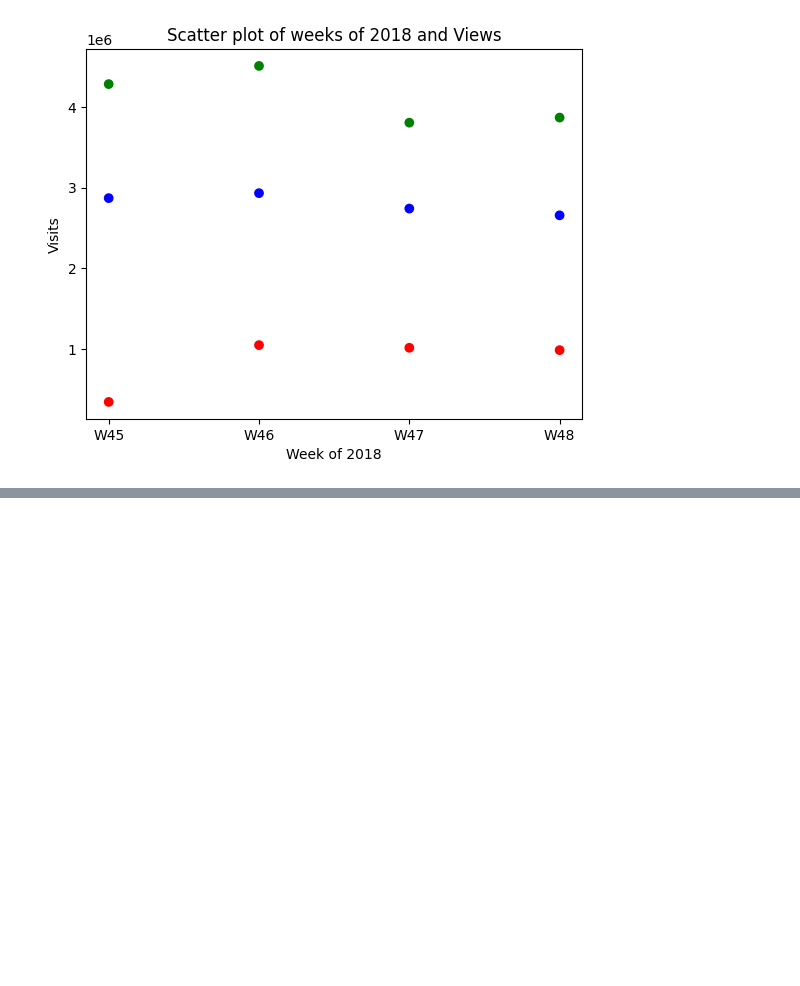
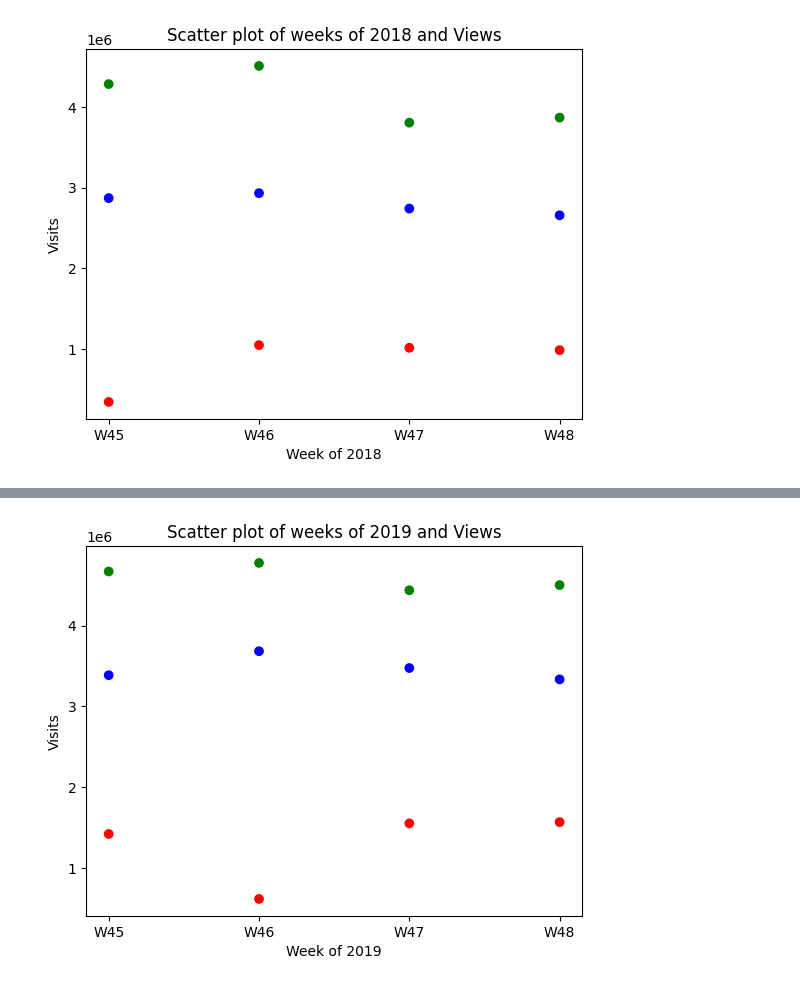
Before and after one commit to DKMalungu/avon_interview, a Jupyter notebook: interview/data_analysis.ipynb, the cells around one changed output, grey strips where cells are left out. Saved outputs shown, nothing was run; the diff lists cells and outputs as text; code cells hidden in the pictures; blank space fills up the shorter version.

```diff
--- a/interview/data_analysis.ipynb
+++ b/interview/data_analysis.ipynb
@@ -535,0 +608,11 @@ plt.show()
+# %%
+# All views vs Weeks in 2019
+data_color = {'Mobile App':'red', 'Desktop': 'green', 'Mobile Web':'blue'}
+all_dataset_2_2019 = data_sheet_2_2019[['Platform_Type_Name', 'week', 'Visits']].groupby(['week', 'Platform_Type_Name']).sum(numeric_only = True).reset_index()
+plt.scatter(x= all_dataset_2_2019['week'], y=all_dataset_2_2019.Visits, c=all_dataset_2_2019.Platform_Type_Name.map(data_color))
+plt.title('Scatter plot of weeks of 2019 and Views')
+plt.xlabel('Week of 2019')
+plt.ylabel('Visits')
+plt.show()
+# %% [output]
+[figure, added]
```
Also changed, not shown: parts of 7 cells of this notebook.
